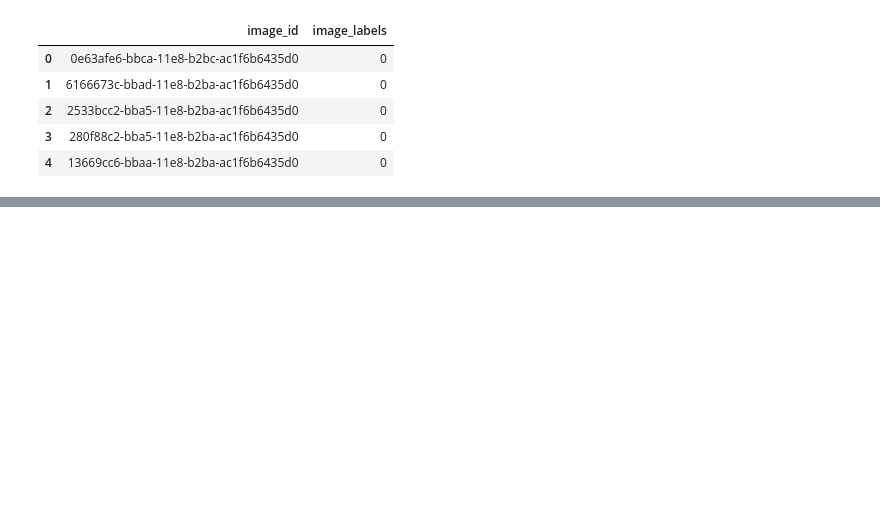
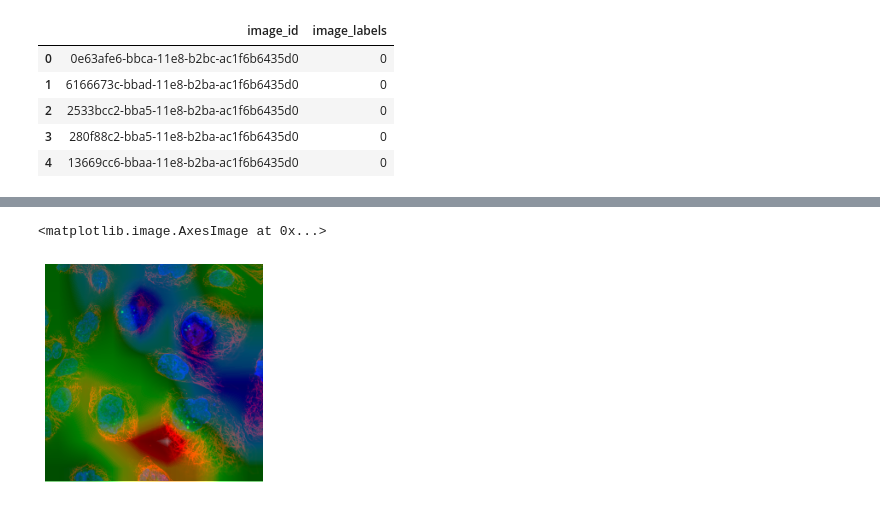
Before and after one commit to double-em/SingleCellClassification, a Jupyter notebook: notebooks/training.ipynb, the cells around one changed output, grey strips where cells are left out. Saved outputs shown, nothing was run; the diff lists cells and outputs as text; code cells hidden in the pictures; blank space fills up the shorter version.

```diff
--- a/notebooks/training.ipynb
+++ b/notebooks/training.ipynb
@@ -65,0 +134,9 @@ with learn.no_bar():
+# %%
+# DIS IS DA ONE!
+x_dec = TensorImage(dls.train.decode((x,))[0][0])
+_,ax = plt.subplots()
+x_dec.show(ctx=ax)
+ax.imshow(cam_map[1].detach().cpu(), alpha=0.5, extent=(0,256,256,0), interpolation='bilinear', cmap='nipy_spectral')
+# %% [output]
+<matplotlib.image.AxesImage at 0x...>
+[figure, added]
```
Also changed, not shown: parts of 27 cells of this notebook, 5 other files.
